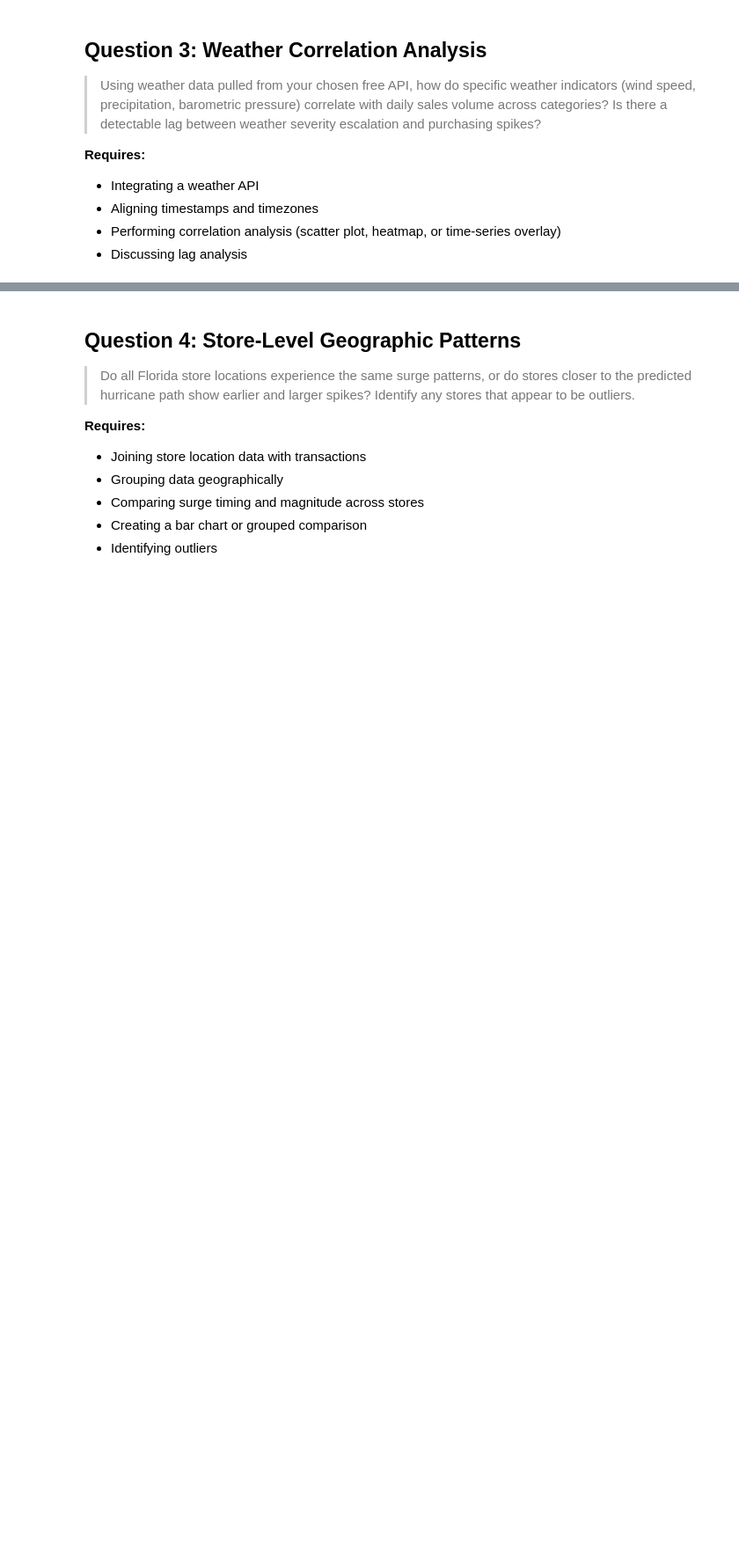
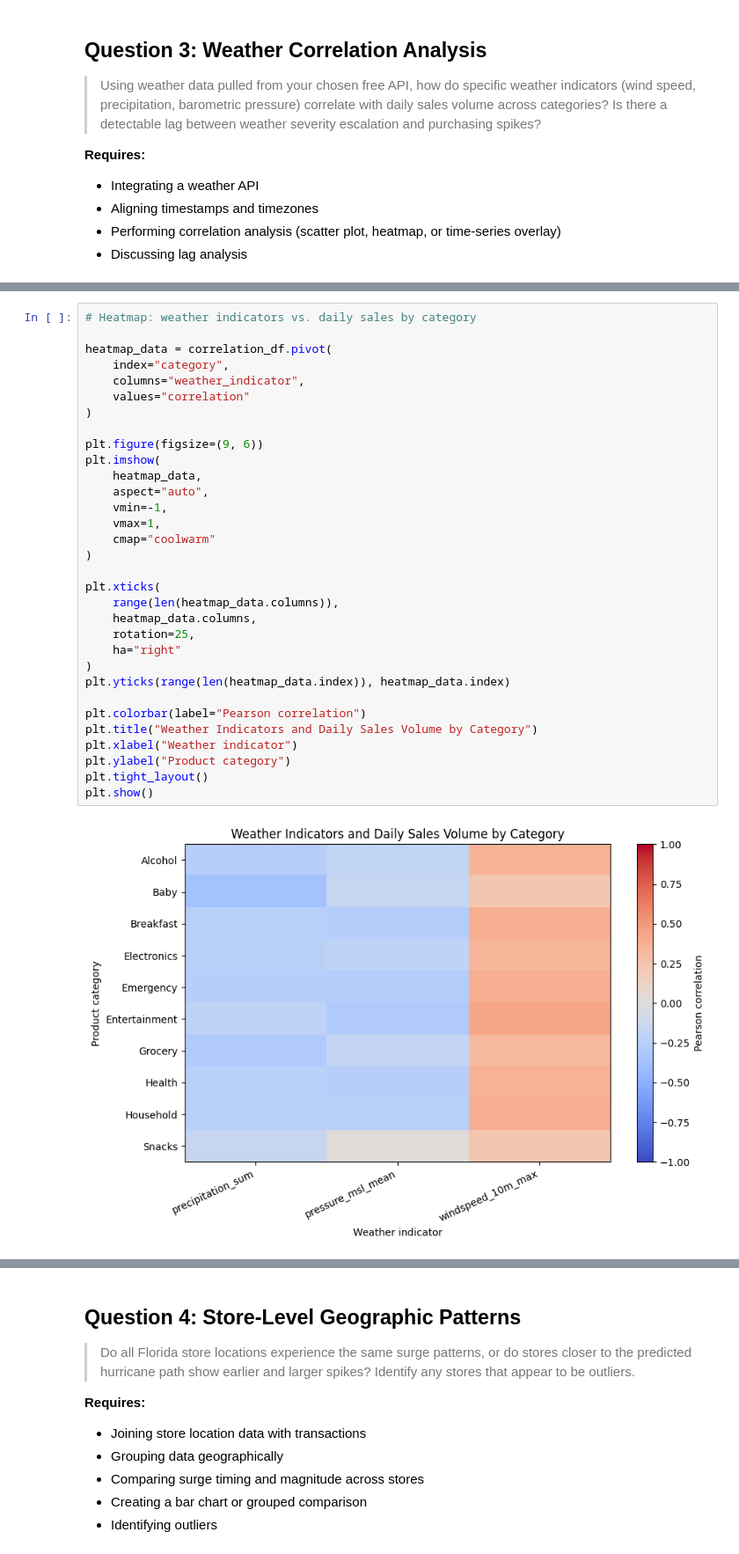
Before and after one commit to simichakravarty16/walmart-hurricane-project, a Jupyter notebook: notebooks/team_notebook.ipynb, the cells around one changed output, grey strips where cells are left out. Shown at 88% size. Cells and saved outputs as stored; diff of their text form; blank space fills up the shorter version.

Commit message:
Worked on weather correlation analysis (Q3)

```diff
--- a/notebooks/team_notebook.ipynb
+++ b/notebooks/team_notebook.ipynb
@@ -1261,0 +1317,34 @@ pd.DataFrame(DECISIONS)
+# %%
+# Heatmap: weather indicators vs. daily sales by category
+
+heatmap_data = correlation_df.pivot(
+    index="category",
+    columns="weather_indicator",
+    values="correlation"
+)
+
+plt.figure(figsize=(9, 6))
+plt.imshow(
+    heatmap_data,
+    aspect="auto",
+    vmin=-1,
+    vmax=1,
+    cmap="coolwarm"
+)
+
+plt.xticks(
+    range(len(heatmap_data.columns)),
+    heatmap_data.columns,
+    rotation=25,
+    ha="right"
+)
+plt.yticks(range(len(heatmap_data.index)), heatmap_data.index)
+
+plt.colorbar(label="Pearson correlation")
+plt.title("Weather Indicators and Daily Sales Volume by Category")
+plt.xlabel("Weather indicator")
+plt.ylabel("Product category")
+plt.tight_layout()
+plt.show()
+# %% [output]
+[figure, added]
```
Also changed, not shown: parts of 9 cells of this notebook.
